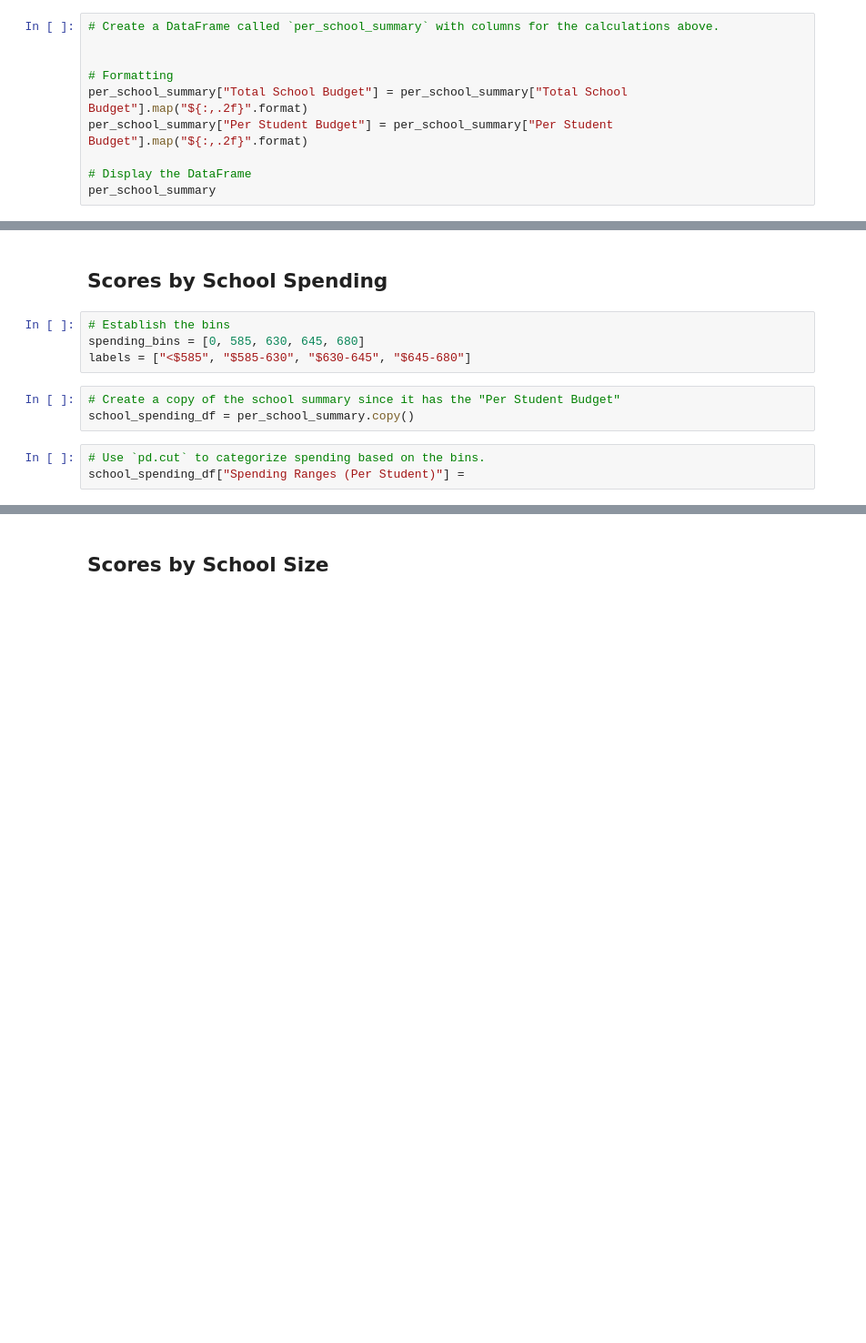
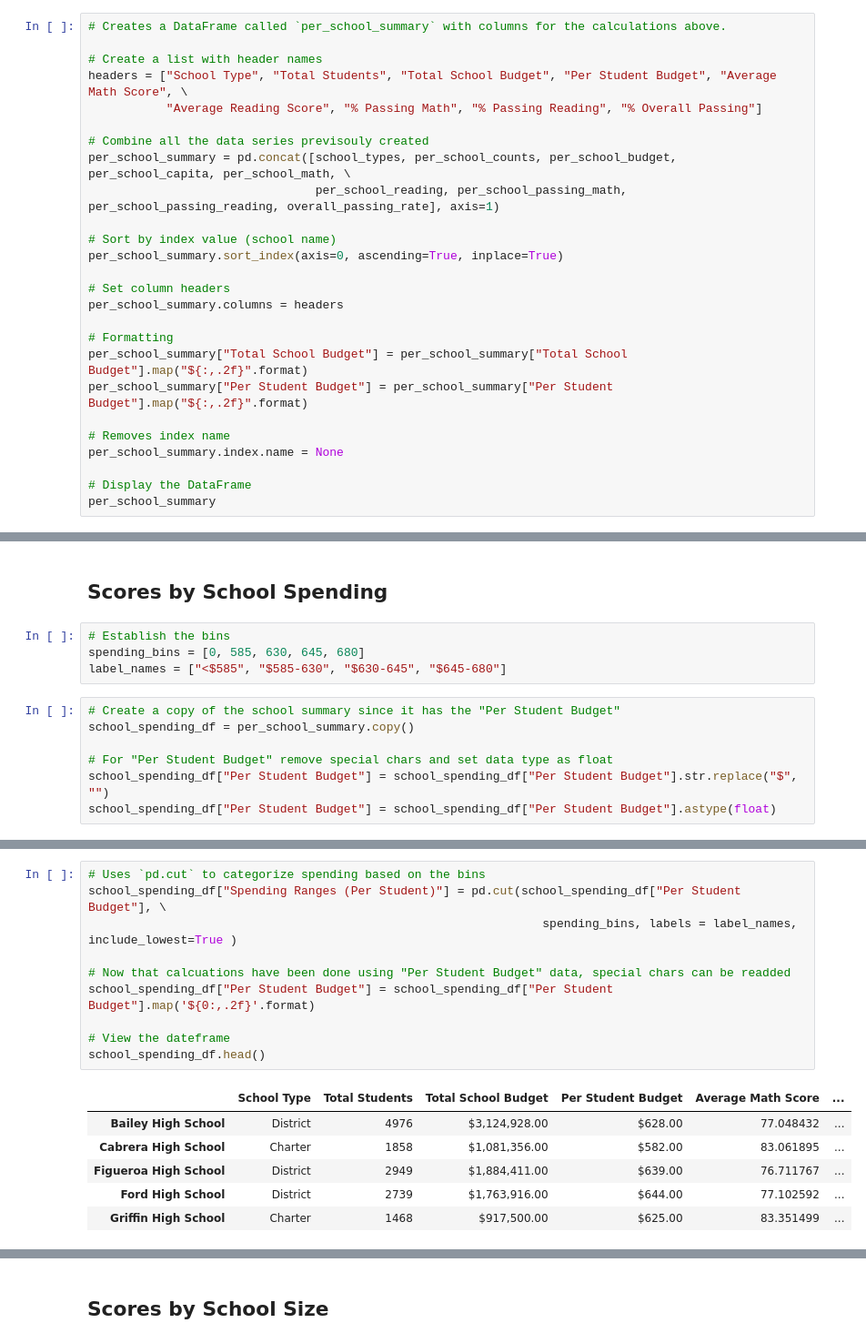
Before and after one commit to JustinePile/pandas-challenge, a Jupyter notebook: PyCitySchools/PyCitySchools.ipynb, the cells around one changed output, grey strips where cells are left out. Shown at 91% size. Saved outputs shown, nothing was run; the diff lists cells and outputs as text; blank space fills up the shorter version.

```diff
--- a/PyCitySchools/PyCitySchools.ipynb
+++ b/PyCitySchools/PyCitySchools.ipynb
@@ -122,13 +130,29 @@ per_school_passing_math = school_passing_math.groupby(["school_name"]).count()["
 per_school_passing_reading = school_passing_reading.groupby(["school_name"]).count()["student_name"] / per_school_counts * 100
 overall_passing_rate = passing_math_and_reading.groupby(["school_name"]).count()["student_name"] / per_school_counts * 100
 # %%
-# Create a DataFrame called `per_school_summary` with columns for the calculations above.
+# Creates a DataFrame called `per_school_summary` with columns for the calculations above.
 
+# Create a list with header names
+headers = ["School Type", "Total Students", "Total School Budget", "Per Student Budget", "Average Math Score", \
+           "Average Reading Score",	"% Passing Math", "% Passing Reading", "% Overall Passing"]
+
+# Combine all the data series previsouly created
+per_school_summary = pd.concat([school_types, per_school_counts, per_school_budget, per_school_capita, per_school_math, \
+                                per_school_reading, per_school_passing_math, per_school_passing_reading, overall_passing_rate], axis=1)
+
+# Sort by index value (school name)
+per_school_summary.sort_index(axis=0, ascending=True, inplace=True)
+
+# Set column headers
+per_school_summary.columns = headers
 
 # Formatting
 per_school_summary["Total School Budget"] = per_school_summary["Total School Budget"].map("${:,.2f}".format)
 per_school_summary["Per Student Budget"] = per_school_summary["Per Student Budget"].map("${:,.2f}".format)
 
+# Removes index name
+per_school_summary.index.name = None
+
 # Display the DataFrame
 per_school_summary
 # %% [output]
@@ -268,10 +313,11 @@ reading_scores_by_grade
 # %%
 # Establish the bins
 spending_bins = [0, 585, 630, 645, 680]
-labels = ["<$585", "$585-630", "$630-645", "$645-680"]
+label_names = ["<$585", "$585-630", "$630-645", "$645-680"]
 # %%
 # Create a copy of the school summary since it has the "Per Student Budget"
 school_spending_df = per_school_summary.copy()
+
+# For "Per Student Budget" remove special chars and set data type as float
+school_spending_df["Per Student Budget"] = school_spending_df["Per Student Budget"].str.replace("$", "")
+school_spending_df["Per Student Budget"] = school_spending_df["Per Student Budget"].astype(float)
-# %%
-# Use `pd.cut` to categorize spending based on the bins.
-school_spending_df["Spending Ranges (Per Student)"] =
@@ -295 +324,18 @@ school_spending_df["Spending Ranges (Per Student)"] =
+# %%
+# Uses `pd.cut` to categorize spending based on the bins
+school_spending_df["Spending Ranges (Per Student)"] = pd.cut(school_spending_df["Per Student Budget"], \
+                                                                spending_bins, labels = label_names, include_lowest=True )
+
+# Now that calcuations have been done using "Per Student Budget" data, special chars can be readded
+school_spending_df["Per Student Budget"] = school_spending_df["Per Student Budget"].map('${0:,.2f}'.format)
+
+# View the dateframe
+school_spending_df.head()
+# %% [output]
+|  | School Type | Total Students | Total School Budget | Per Student Budget | Average Math Score | ... |
+| Bailey High School | District | 4976 | $3,124,928.00 | $628.00 | 77.048432 | ... |
+| Cabrera High School | Charter | 1858 | $1,081,356.00 | $582.00 | 83.061895 | ... |
+| Figueroa High School | District | 2949 | $1,884,411.00 | $639.00 | 76.711767 | ... |
+| Ford High School | District | 2739 | $1,763,916.00 | $644.00 | 77.102592 | ... |
+| Griffin High School | Charter | 1468 | $917,500.00 | $625.00 | 83.351499 | ... |
 # %%
```
Also changed, not shown: parts of 32 cells of this notebook.
